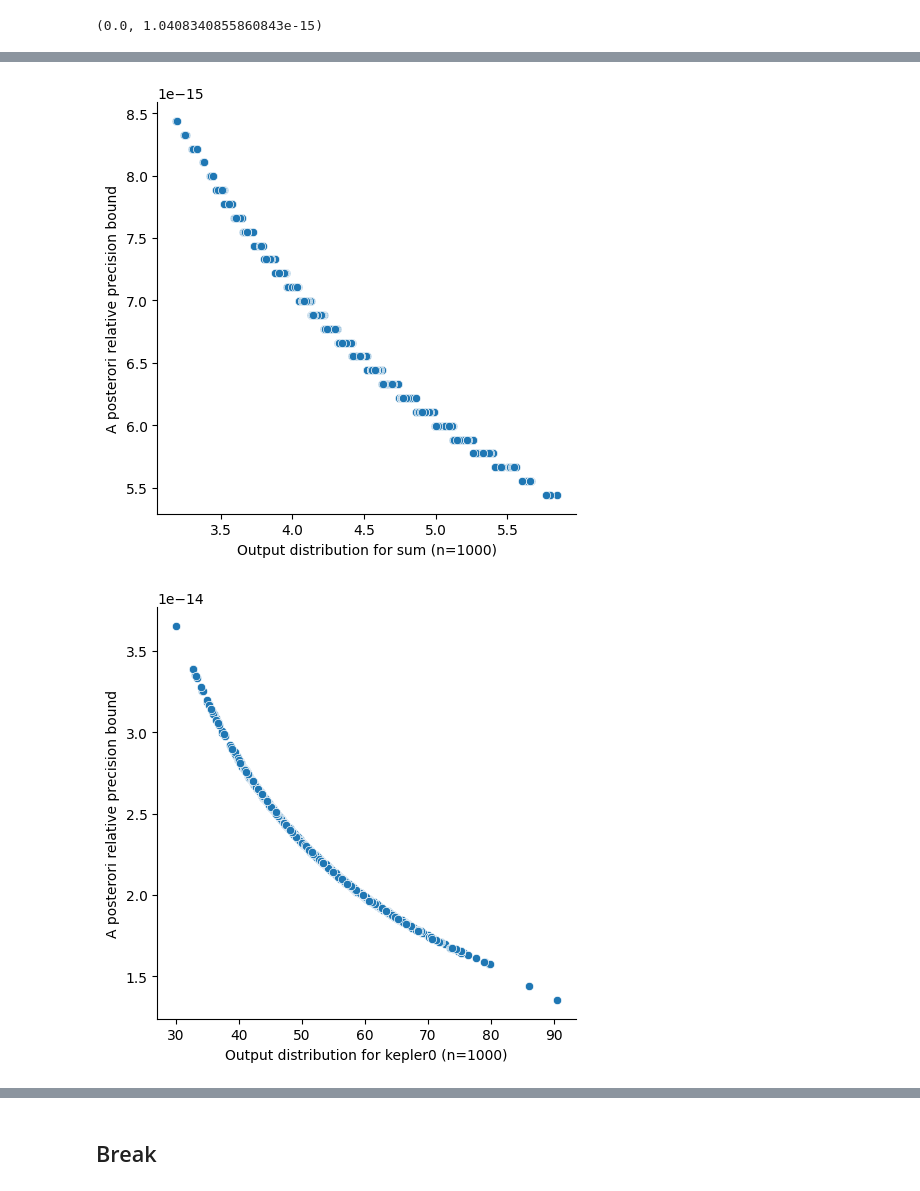
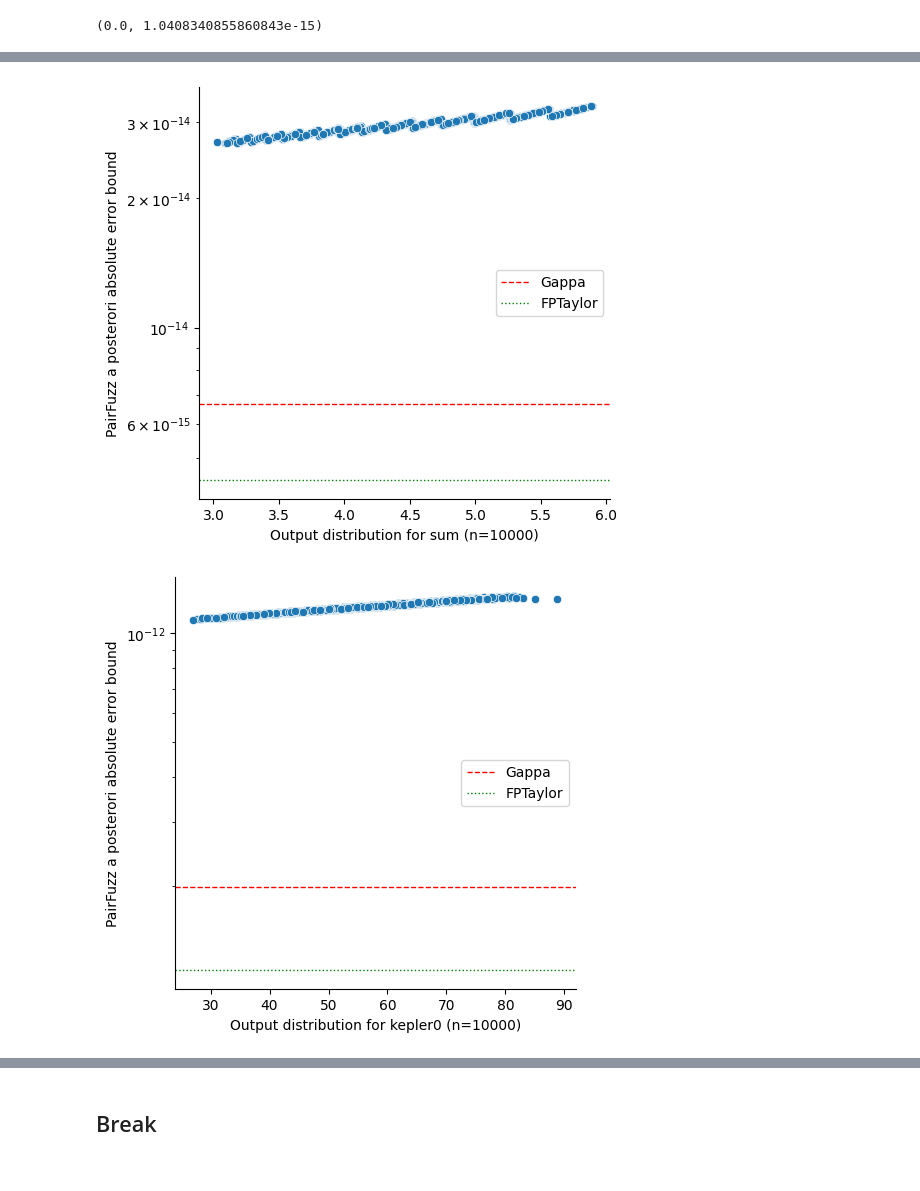
Before and after one commit to Athena-Types/numerics-playground, a Jupyter notebook: plots/pldi.ipynb, the cells around one changed output, grey strips where cells are left out. Cells and saved outputs as stored; diff of their text form; code cells hidden in the pictures.

```diff
--- a/plots/pldi.ipynb
+++ b/plots/pldi.ipynb
@@ -172,8 +172,8 @@ for fname in tqdm.tqdm(names):
     results.append(result)
     timings.append(timing)
 
-    # samples = [sample_post(fname) for _ in range(1000)]
-    # post_samples[fname] = samples
+    samples = [sample_post(fname) for _ in range(10000)]
+    post_samples[fname] = samples
     # print(result)
 # %% [output]
 sum
@@ -214,18 +234,26 @@ results_df
 # %%
 for fname in names:
     # samples_df = pd.DataFrame(post_samples[fname], columns = ["result", "error-bound-rel", "error-bound-abs"])
     # gappa_abs = results_transpose[fname]["gappa-abs"]
     # gappa_rel = results_transpose[fname]["gappa-rel"]
     # # convert to rel
     # g = sns.jointplot(samples_df, x = "result", y = "error-bound-rel", kind="scatter", marginal_kws={"fill": True, "bins": 30})
     # g.savefig(f"{fname}.svg")
     samples_df = pd.DataFrame(post_samples[fname], columns = ["result", "error-bound-rel", "error-bound-abs"])
     gappa_abs = results_transpose[fname]["gappa-abs"]
     gappa_rel = results_transpose[fname]["gappa-rel"]
+    fptaylor_abs = results_transpose[fname]["fptaylor-abs"]
+    numfuzz_abs = results_transpose[fname]["pre-abs-factor"]
     # convert to rel
-    g = sns.relplot(samples_df, x = "result", y = "error-bound-rel")
-    g.set_axis_labels(f"Output distribution for {fname} (n={len(samples_df)})", "A posterori relative precision bound")
-    g.savefig(f"{fname}.svg")
+    g = sns.relplot(samples_df, x = "result", y = "error-bound-abs")
+    g.set_axis_labels(f"Output distribution for {fname} (n={len(samples_df)})", "PairFuzz a posterori absolute error bound")
+    ax = g.ax
+    ax.axhline(y=gappa_abs, linestyle="--", color="red", linewidth=1, label="Gappa")
+    ax.axhline(y=fptaylor_abs, linestyle=":", color="green", linewidth=1, label="FPTaylor")
+    # ax.axhline(y=numfuzz_abs, linestyle="dashdot", color="brown", linewidth=1, label="PairFuzz (a priori)")
+    ax.legend()
+    g.set(yscale="log")
+    g.savefig(f"{fname}.pdf")
 # %% [output]
-[figure, old version]
+[figure, new version]
-[figure, old version]
+[figure, new version]
```
Also changed, not shown: parts of 8 cells of this notebook, 1 other file.
